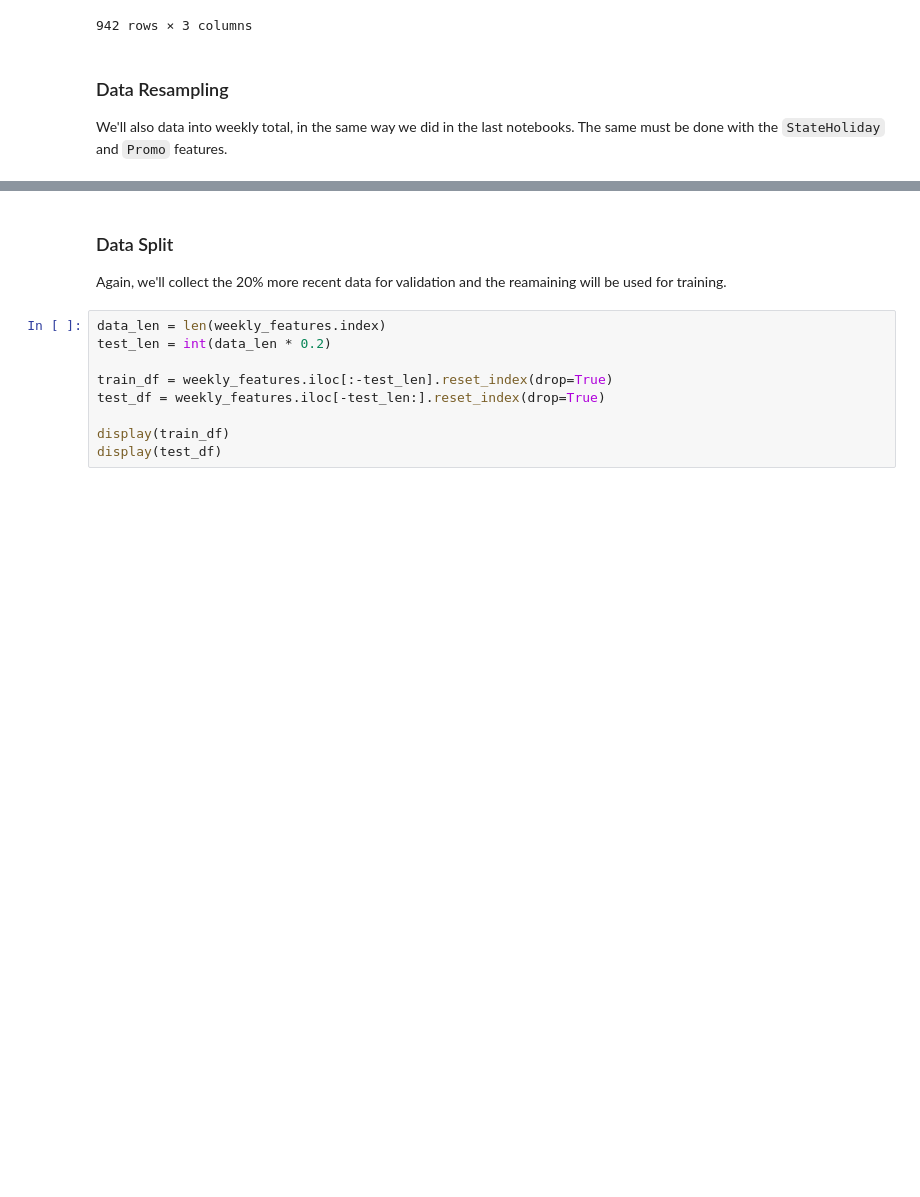
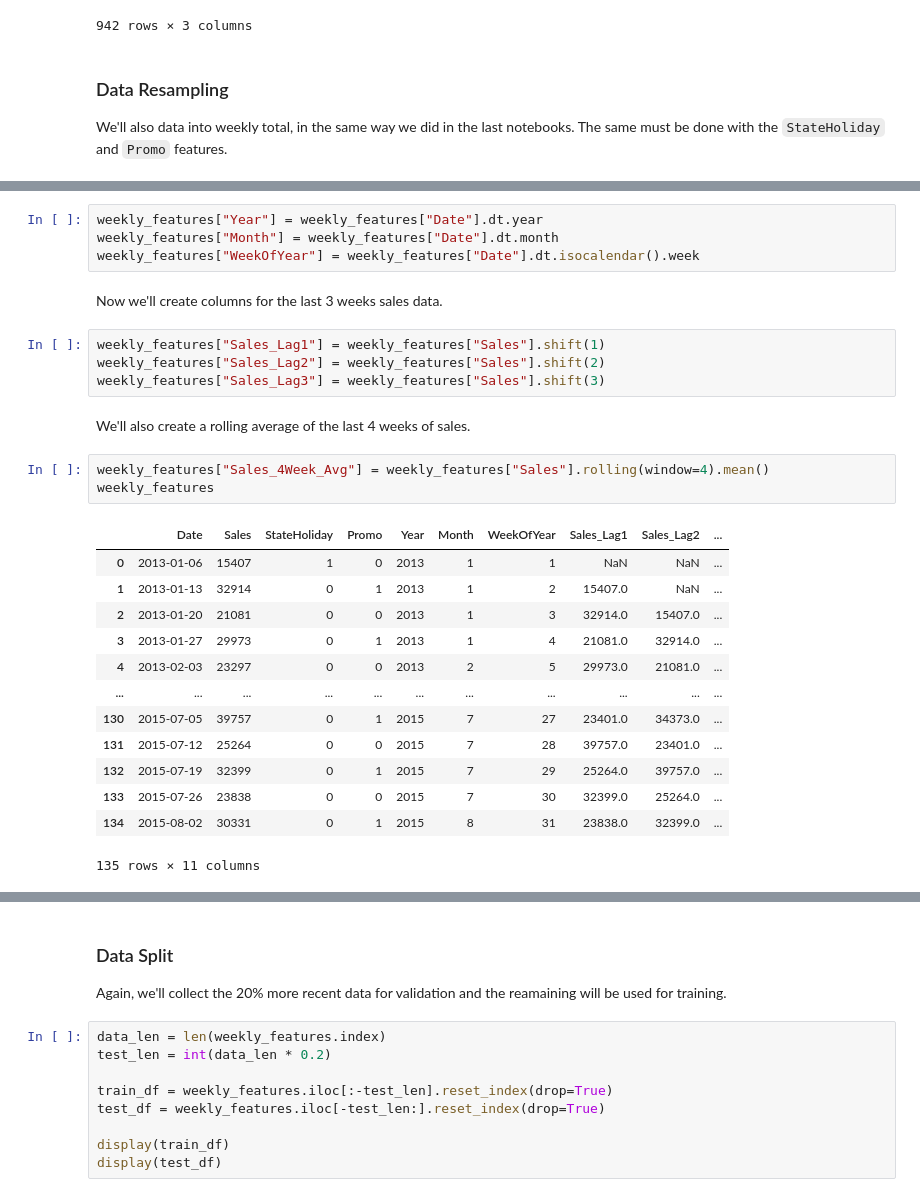
Before and after one commit to TheCamilovisk/RossmannSalesForecasting, a Jupyter notebook: XGBoost_model.ipynb, the cells around one changed output, grey strips where cells are left out. Cells and saved outputs as stored; diff of their text form; blank space fills up the shorter version.

```diff
--- a/XGBoost_model.ipynb
+++ b/XGBoost_model.ipynb
@@ -145,0 +150,29 @@ weekly_features
+# %%
+weekly_features["Year"] = weekly_features["Date"].dt.year
+weekly_features["Month"] = weekly_features["Date"].dt.month
+weekly_features["WeekOfYear"] = weekly_features["Date"].dt.isocalendar().week
+# %% [markdown]
+Now we'll create columns for the last 3 weeks sales data.
+# %%
+weekly_features["Sales_Lag1"] = weekly_features["Sales"].shift(1)
+weekly_features["Sales_Lag2"] = weekly_features["Sales"].shift(2)
+weekly_features["Sales_Lag3"] = weekly_features["Sales"].shift(3)
+# %% [markdown]
+We'll also create a rolling average of the last 4 weeks of sales.
+# %%
+weekly_features["Sales_4Week_Avg"] = weekly_features["Sales"].rolling(window=4).mean()
+weekly_features
+# %% [output]
+|  | Date | Sales | StateHoliday | Promo | Year | Month | WeekOfYear | Sales_Lag1 | Sales_Lag2 | ... |
+| 0 | 2013-01-06 | 15407 | 1 | 0 | 2013 | 1 | 1 | NaN | NaN | ... |
+| 1 | 2013-01-13 | 32914 | 0 | 1 | 2013 | 1 | 2 | 15407.0 | NaN | ... |
+| 2 | 2013-01-20 | 21081 | 0 | 0 | 2013 | 1 | 3 | 32914.0 | 15407.0 | ... |
+| 3 | 2013-01-27 | 29973 | 0 | 1 | 2013 | 1 | 4 | 21081.0 | 32914.0 | ... |
+| 4 | 2013-02-03 | 23297 | 0 | 0 | 2013 | 2 | 5 | 29973.0 | 21081.0 | ... |
+| ... | ... | ... | ... | ... | ... | ... | ... | ... | ... | ... |
+| 130 | 2015-07-05 | 39757 | 0 | 1 | 2015 | 7 | 27 | 23401.0 | 34373.0 | ... |
+| 131 | 2015-07-12 | 25264 | 0 | 0 | 2015 | 7 | 28 | 39757.0 | 23401.0 | ... |
+| 132 | 2015-07-19 | 32399 | 0 | 1 | 2015 | 7 | 29 | 25264.0 | 39757.0 | ... |
+| 133 | 2015-07-26 | 23838 | 0 | 0 | 2015 | 7 | 30 | 32399.0 | 25264.0 | ... |
+| 134 | 2015-08-02 | 30331 | 0 | 1 | 2015 | 8 | 31 | 23838.0 | 32399.0 | ... |
+135 rows × 11 columns
```
Also changed, not shown: parts of 5 cells of this notebook.
